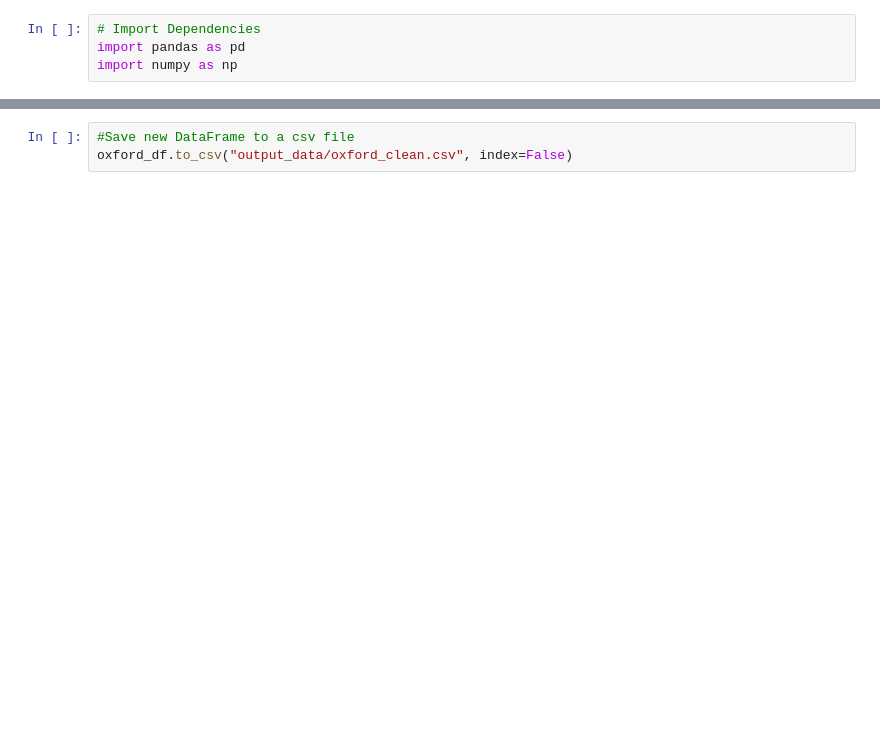
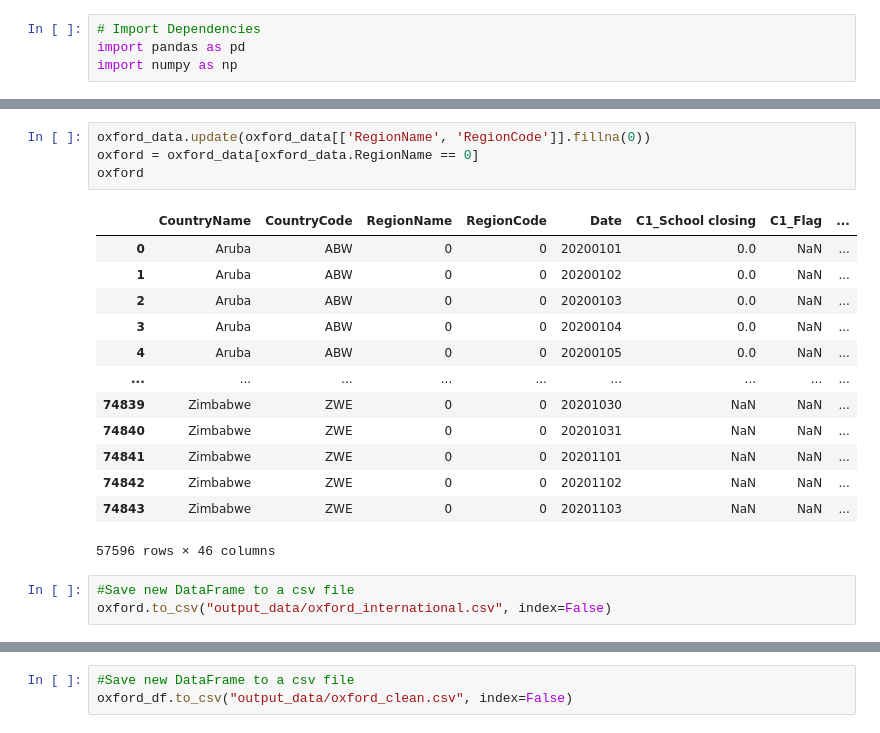
Before and after one commit to rejane-b/Project_1, a Jupyter notebook: Oxford_Clean_Data.ipynb, the cells around one changed output, grey strips where cells are left out. Drawn from its saved outputs; the diff is of its cells as text; blank space fills up the shorter version.

```diff
--- a/Oxford_Clean_Data.ipynb
+++ b/Oxford_Clean_Data.ipynb
@@ -40,0 +23,21 @@ oxford_data
+# %%
+oxford_data.update(oxford_data[['RegionName', 'RegionCode']].fillna(0))
+oxford = oxford_data[oxford_data.RegionName == 0]
+oxford
+# %% [output]
+|  | CountryName | CountryCode | RegionName | RegionCode | Date | C1_School closing | C1_Flag | ... |
+| 0 | Aruba | ABW | 0 | 0 | 20200101 | 0.0 | NaN | ... |
+| 1 | Aruba | ABW | 0 | 0 | 20200102 | 0.0 | NaN | ... |
+| 2 | Aruba | ABW | 0 | 0 | 20200103 | 0.0 | NaN | ... |
+| 3 | Aruba | ABW | 0 | 0 | 20200104 | 0.0 | NaN | ... |
+| 4 | Aruba | ABW | 0 | 0 | 20200105 | 0.0 | NaN | ... |
+| ... | ... | ... | ... | ... | ... | ... | ... | ... |
+| 74839 | Zimbabwe | ZWE | 0 | 0 | 20201030 | NaN | NaN | ... |
+| 74840 | Zimbabwe | ZWE | 0 | 0 | 20201031 | NaN | NaN | ... |
+| 74841 | Zimbabwe | ZWE | 0 | 0 | 20201101 | NaN | NaN | ... |
+| 74842 | Zimbabwe | ZWE | 0 | 0 | 20201102 | NaN | NaN | ... |
+| 74843 | Zimbabwe | ZWE | 0 | 0 | 20201103 | NaN | NaN | ... |
+57596 rows × 46 columns
+# %%
+#Save new DataFrame to a csv file
+oxford.to_csv("output_data/oxford_international.csv", index=False)
```
Also changed, not shown: parts of 4 cells of this notebook.
